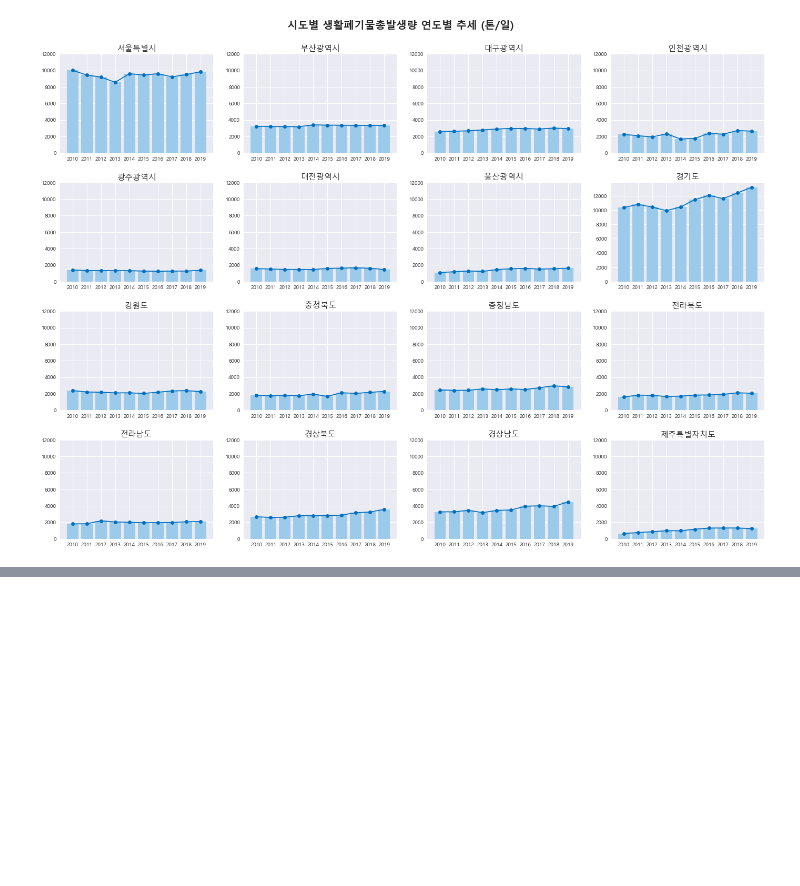
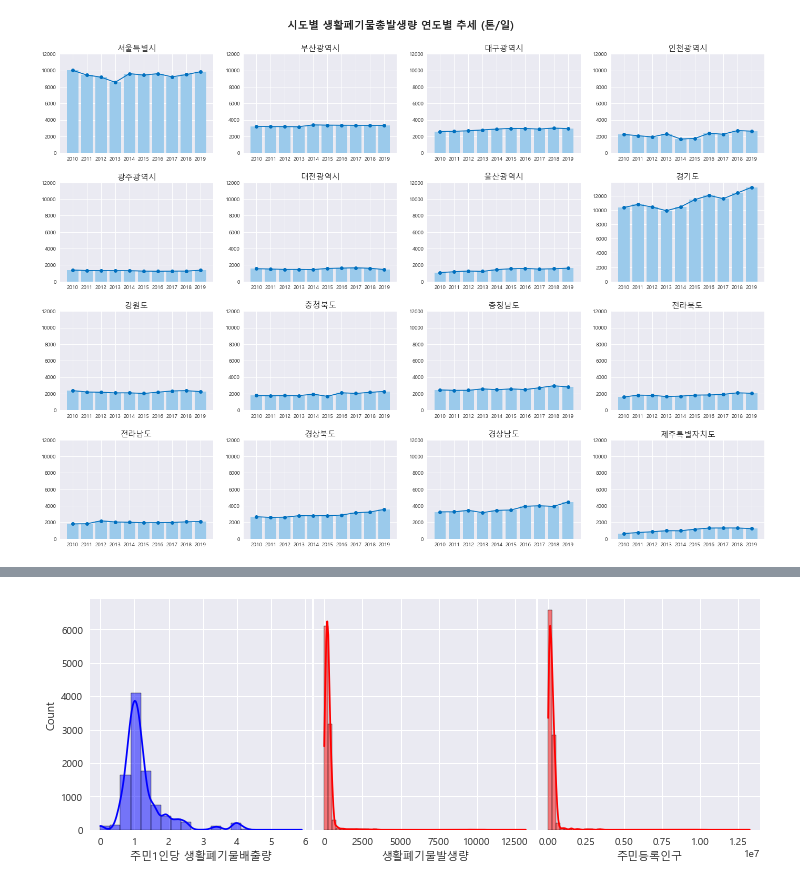
Before and after one commit to huitaek/project_mini_analyze_waste, a Jupyter notebook: src/EDA_hitagi.ipynb, the cells around one changed output, grey strips where cells are left out. Cells and saved outputs as stored; diff of their text form; code cells hidden in the pictures; blank space fills up the shorter version.

```diff
--- a/src/EDA_hitagi.ipynb
+++ b/src/EDA_hitagi.ipynb
@@ -395,0 +522,8 @@ plt.show()
+# %%
+# 모두 동일한 ROW에 54개 존재: 신설된 시군구로 인해 결즉치 발생 추측
+
+# 결측치 정책: 0으로 대치
+
+df.fillna(0, inplace=True)
+
+df.isnull().sum()
@@ -395,0 +539,10 @@ plt.show()
+# %%
+# 자료형 변환
+
+df['year'] = df['year'].astype('object')
+
+df['주민1인당 생활폐기물배출량'] = df['주민1인당 생활폐기물배출량'].astype('float')
+
+df['생활폐기물발생량'] = df['생활폐기물발생량'].astype('float')
+
+df['주민등록인구'] = df['주민등록인구'].astype('int32')
@@ -395,0 +568,11 @@ plt.show()
+# %%
+# 총재활용량, 생활폐기물총발생량 히스토그램
+
+fig, axes = plt.subplots(1, 3, figsize=(12, 4), sharey=True)
+sns.histplot(data=df, x="주민1인당 생활폐기물배출량", kde=True, color="blue", ax=axes[0], bins=20)
+sns.histplot(data=df, x="생활폐기물발생량", kde=True, color="red", ax=axes[1], bins=50)
+sns.histplot(data=df, x="주민등록인구", kde=True, color="red", ax=axes[2], bins=50)
+fig.subplots_adjust(top=0.925, wspace=0.01)
+plt.show()
+# %% [output]
+[figure, added]
```
Also changed, not shown: parts of 45 cells of this notebook, 2 other files.
